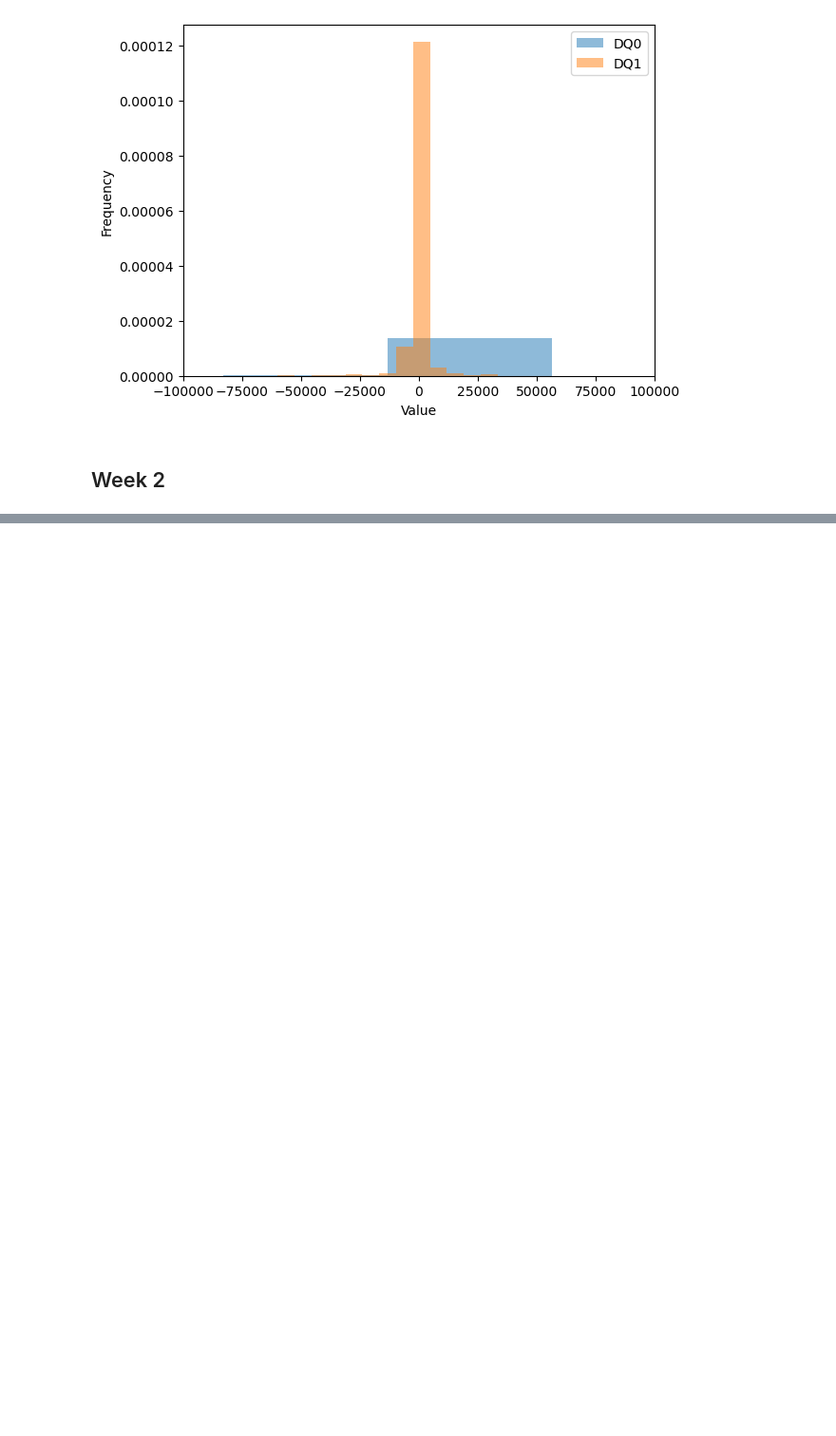
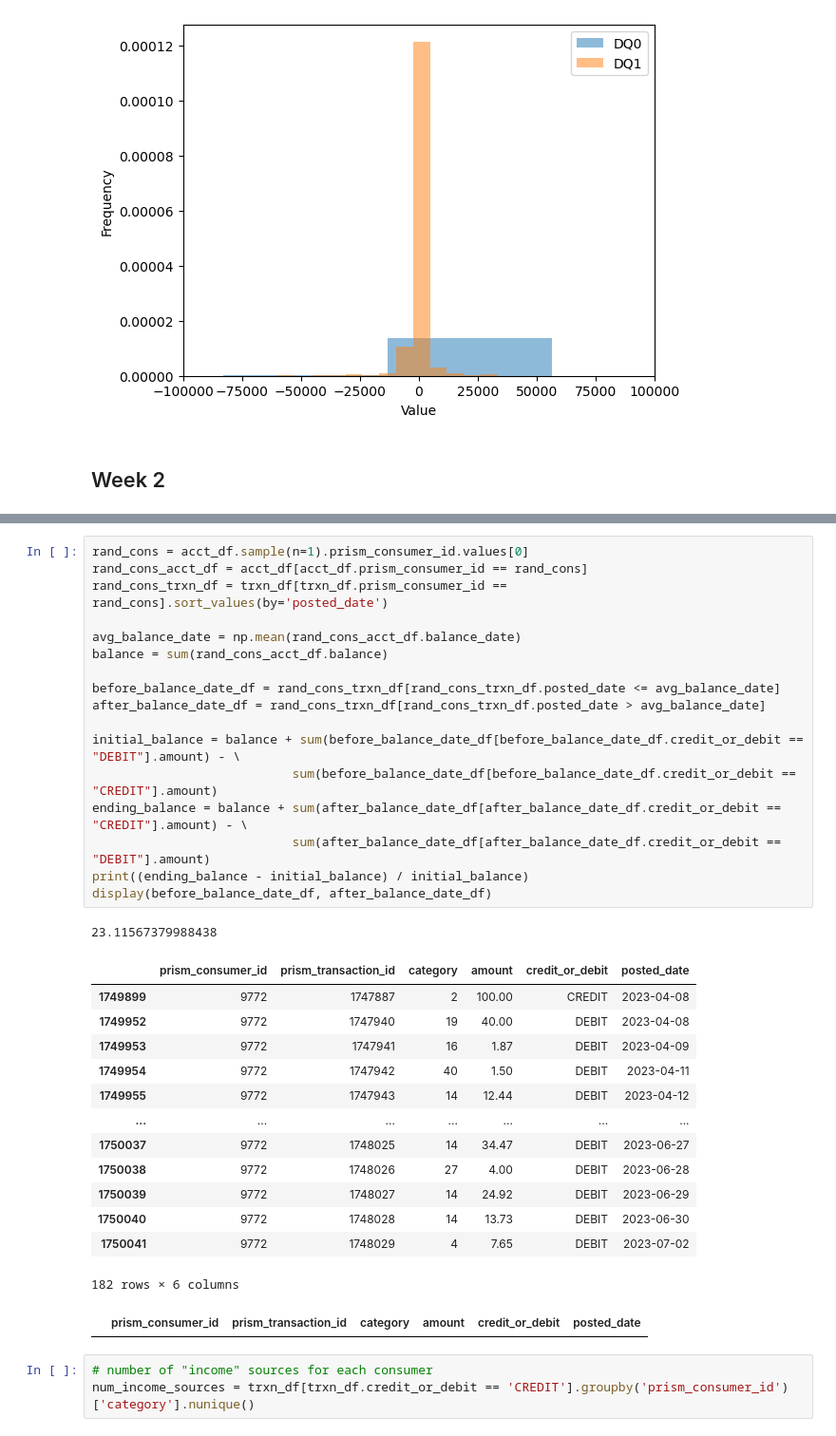
Before and after one commit to danielrmathew/prism-data-credit, a Jupyter notebook: src/notebooks/drm_notebook_q2.ipynb, the cells around one changed output, grey strips where cells are left out. Shown at 95% size. Saved outputs shown, nothing was run; the diff lists cells and outputs as text; blank space fills up the shorter version.

Commit message:
created balance delta feature and more income features

```diff
--- a/src/notebooks/drm_notebook_q2.ipynb
+++ b/src/notebooks/drm_notebook_q2.ipynb
@@ -210,0 +266,36 @@ plt.show()
+# %%
+rand_cons = acct_df.sample(n=1).prism_consumer_id.values[0]
+rand_cons_acct_df = acct_df[acct_df.prism_consumer_id == rand_cons]
+rand_cons_trxn_df = trxn_df[trxn_df.prism_consumer_id == rand_cons].sort_values(by='posted_date')
+
+avg_balance_date = np.mean(rand_cons_acct_df.balance_date)
+balance = sum(rand_cons_acct_df.balance)
+
+before_balance_date_df = rand_cons_trxn_df[rand_cons_trxn_df.posted_date <= avg_balance_date]
+after_balance_date_df = rand_cons_trxn_df[rand_cons_trxn_df.posted_date > avg_balance_date]
+
+initial_balance = balance + sum(before_balance_date_df[before_balance_date_df.credit_or_debit == "DEBIT"].amount) - \
+                           sum(before_balance_date_df[before_balance_date_df.credit_or_debit == "CREDIT"].amount)
+ending_balance = balance + sum(after_balance_date_df[after_balance_date_df.credit_or_debit == "CREDIT"].amount) - \
+                           sum(after_balance_date_df[after_balance_date_df.credit_or_debit == "DEBIT"].amount)
+print((ending_balance - initial_balance) / initial_balance)
+display(before_balance_date_df, after_balance_date_df)
+# %% [output]
+23.11567379988438
+|  | prism_consumer_id | prism_transaction_id | category | amount | credit_or_debit | posted_date |
+| 1749899 | 9772 | 1747887 | 2 | 100.00 | CREDIT | 2023-04-08 |
+| 1749952 | 9772 | 1747940 | 19 | 40.00 | DEBIT | 2023-04-08 |
+| 1749953 | 9772 | 1747941 | 16 | 1.87 | DEBIT | 2023-04-09 |
+| 1749954 | 9772 | 1747942 | 40 | 1.50 | DEBIT | 2023-04-11 |
+| 1749955 | 9772 | 1747943 | 14 | 12.44 | DEBIT | 2023-04-12 |
+| ... | ... | ... | ... | ... | ... | ... |
+| 1750037 | 9772 | 1748025 | 14 | 34.47 | DEBIT | 2023-06-27 |
+| 1750038 | 9772 | 1748026 | 27 | 4.00 | DEBIT | 2023-06-28 |
+| 1750039 | 9772 | 1748027 | 14 | 24.92 | DEBIT | 2023-06-29 |
+| 1750040 | 9772 | 1748028 | 14 | 13.73 | DEBIT | 2023-06-30 |
+| 1750041 | 9772 | 1748029 | 4 | 7.65 | DEBIT | 2023-07-02 |
+182 rows × 6 columns
+|  | prism_consumer_id | prism_transaction_id | category | amount | credit_or_debit | posted_date |
+# %%
+# number of "income" sources for each consumer
+num_income_sources = trxn_df[trxn_df.credit_or_debit == 'CREDIT'].groupby('prism_consumer_id')['category'].nunique()
```
Also changed, not shown: parts of 9 cells of this notebook.
